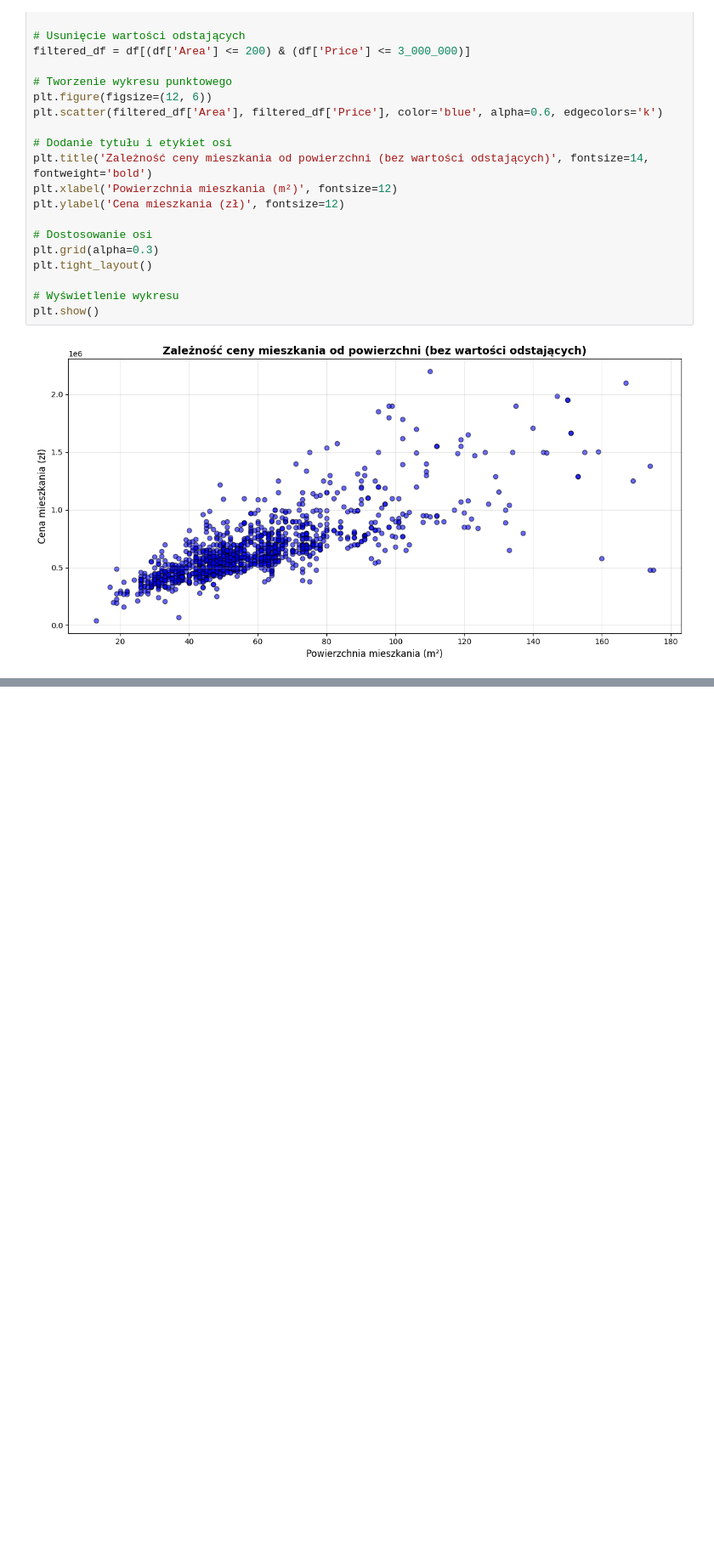
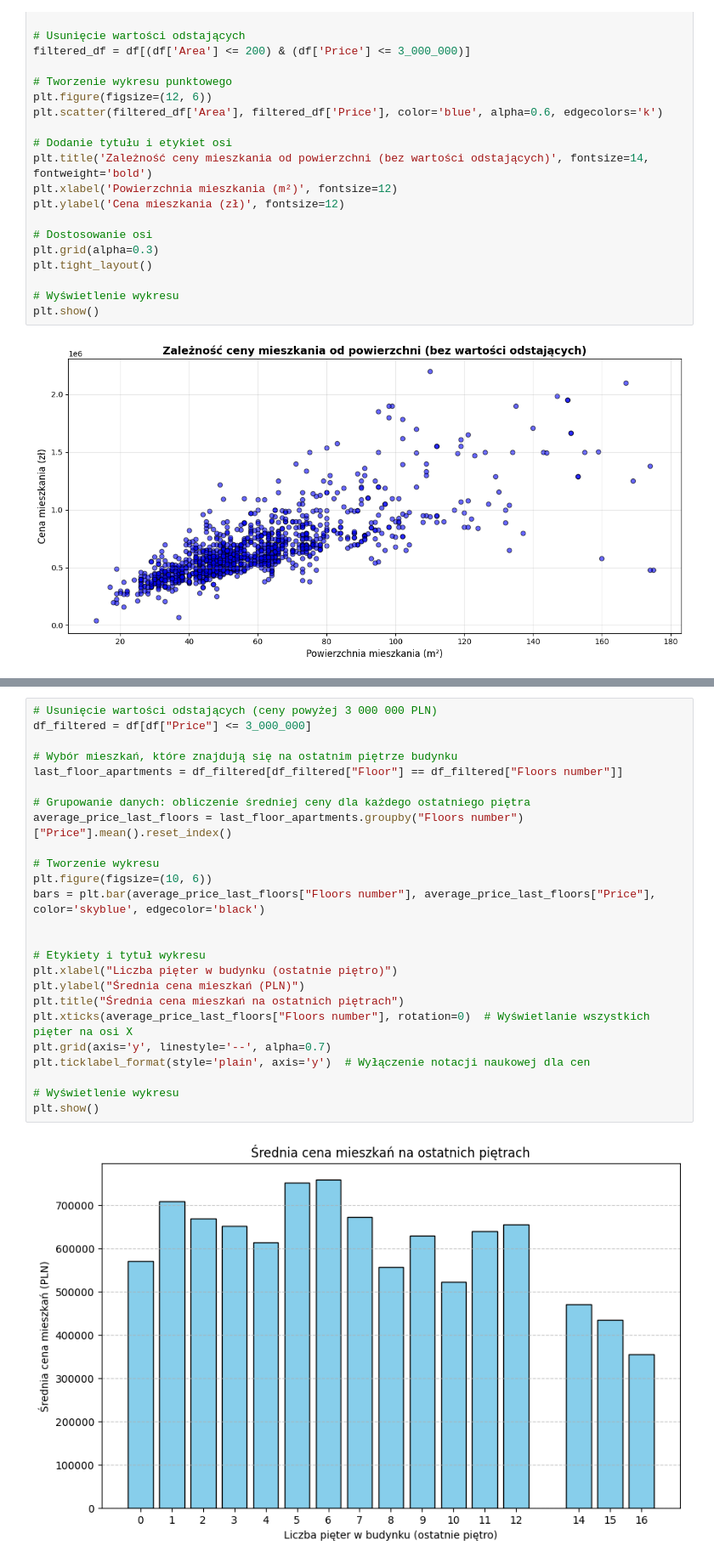
Before and after one commit to pawelczubak/Housing_Price_Analysis_in_Poznan, a Jupyter notebook: notebooks/03_DataAnalysis.ipynb, the cells around one changed output, grey strips where cells are left out. Shown at 85% size. Saved outputs shown, nothing was run; the diff lists cells and outputs as text; blank space fills up the shorter version.

```diff
--- a/notebooks/03_DataAnalysis.ipynb
+++ b/notebooks/03_DataAnalysis.ipynb
@@ -154,0 +197,27 @@ plt.show()
+# %%
+# Usunięcie wartości odstających (ceny powyżej 3 000 000 PLN)
+df_filtered = df[df["Price"] <= 3_000_000]
+
+# Wybór mieszkań, które znajdują się na ostatnim piętrze budynku
+last_floor_apartments = df_filtered[df_filtered["Floor"] == df_filtered["Floors number"]]
+
+# Grupowanie danych: obliczenie średniej ceny dla każdego ostatniego piętra
+average_price_last_floors = last_floor_apartments.groupby("Floors number")["Price"].mean().reset_index()
+
+# Tworzenie wykresu
+plt.figure(figsize=(10, 6))
+bars = plt.bar(average_price_last_floors["Floors number"], average_price_last_floors["Price"], color='skyblue', edgecolor='black')
+
+
+# Etykiety i tytuł wykresu
+plt.xlabel("Liczba pięter w budynku (ostatnie piętro)")
+plt.ylabel("Średnia cena mieszkań (PLN)")
+plt.title("Średnia cena mieszkań na ostatnich piętrach")
+plt.xticks(average_price_last_floors["Floors number"], rotation=0)  # Wyświetlanie wszystkich pięter na osi X
+plt.grid(axis='y', linestyle='--', alpha=0.7)
+plt.ticklabel_format(style='plain', axis='y')  # Wyłączenie notacji naukowej dla cen
+
+# Wyświetlenie wykresu
+plt.show()
+# %% [output]
+[figure, added]
```
Also changed, not shown: parts of 5 cells of this notebook.
